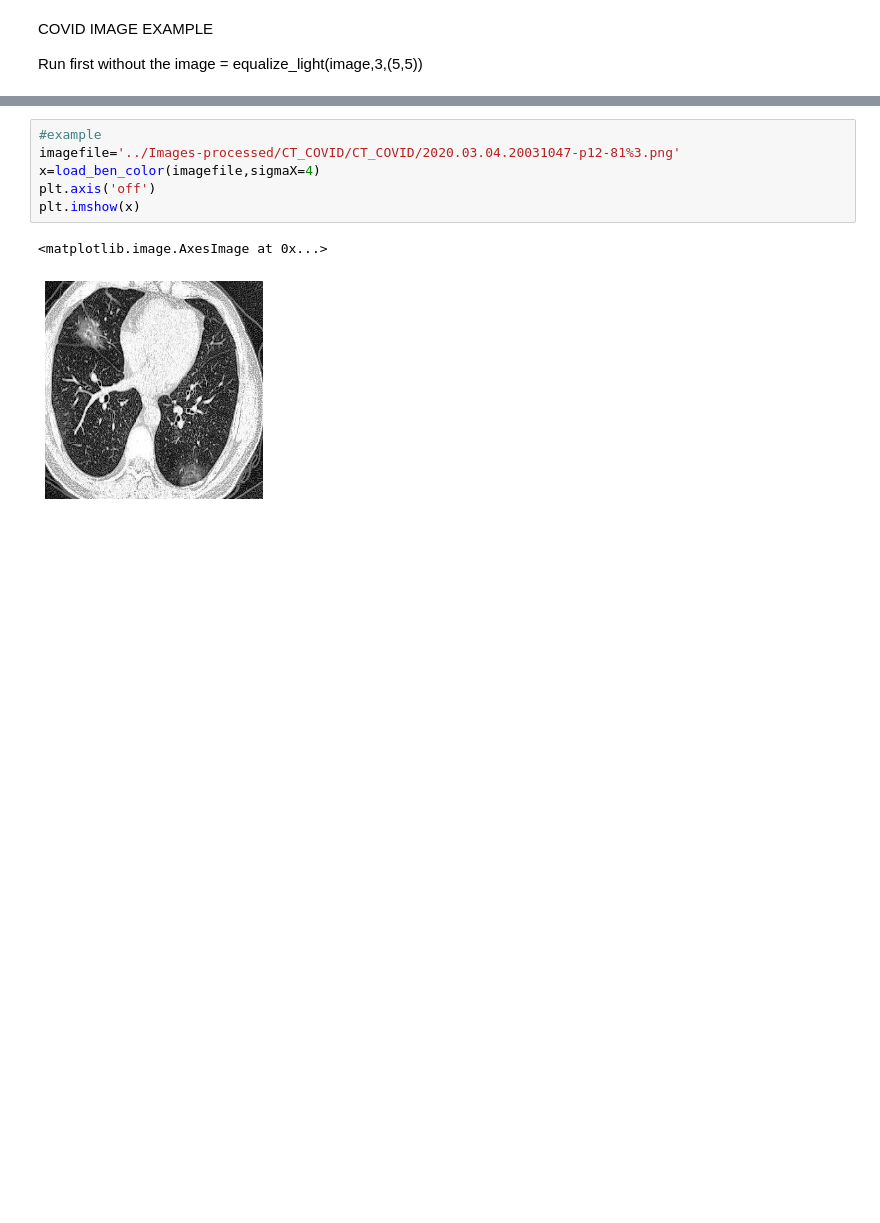
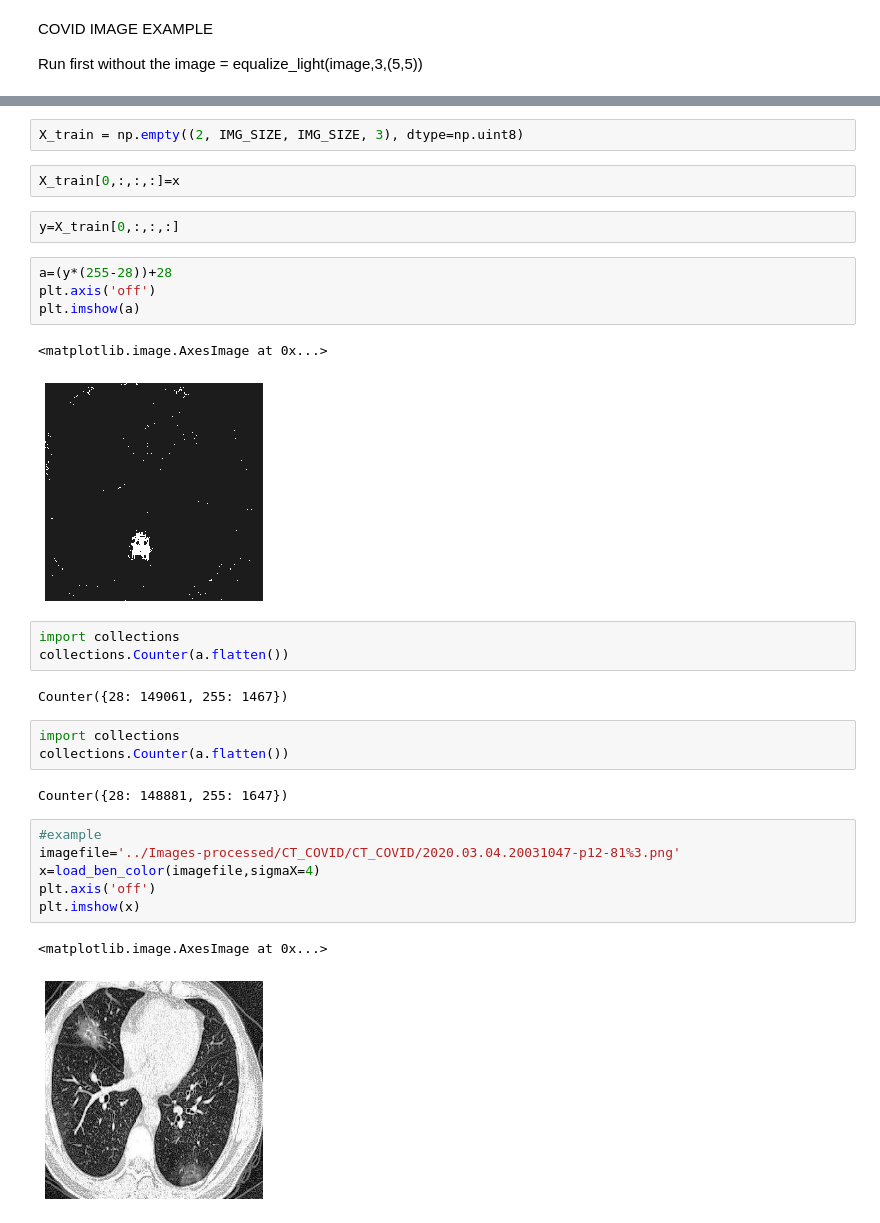
Before and after one commit to ayhaidar/covid_ensembles, a Jupyter notebook: extraction/Show Images (pre-processing).ipynb, the cells around one changed output, grey strips where cells are left out. Cells and saved outputs as stored; diff of their text form; blank space fills up the shorter version.

```diff
--- a/extraction/Show Images (pre-processing).ipynb
+++ b/extraction/Show Images (pre-processing).ipynb
@@ -74,3 +78,26 @@ plt.imshow(x)
+# %%
+X_train = np.empty((2, IMG_SIZE, IMG_SIZE, 3), dtype=np.uint8)
+# %%
+X_train[0,:,:,:]=x
+# %%
+y=X_train[0,:,:,:]
+# %%
+a=(y*(255-28))+28
+plt.axis('off')
+plt.imshow(a)
+# %% [output]
+<matplotlib.image.AxesImage at 0x...>
+[figure, added]
+# %%
+import collections
+collections.Counter(a.flatten())
+# %% [output]
+Counter({28: 149061, 255: 1467})
+# %%
+import collections
+collections.Counter(a.flatten())
+# %% [output]
+Counter({28: 148881, 255: 1647})
 # %%
 #example
 imagefile='../Images-processed/CT_COVID/CT_COVID/2020.03.04.20031047-p12-81%3.png'
```
Also changed, not shown: parts of 2 cells of this notebook, 13 other files.
